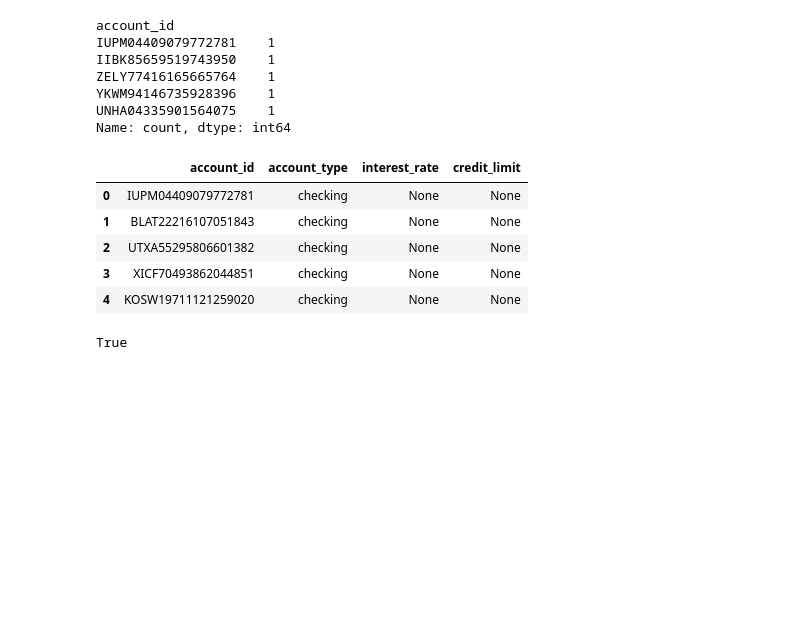
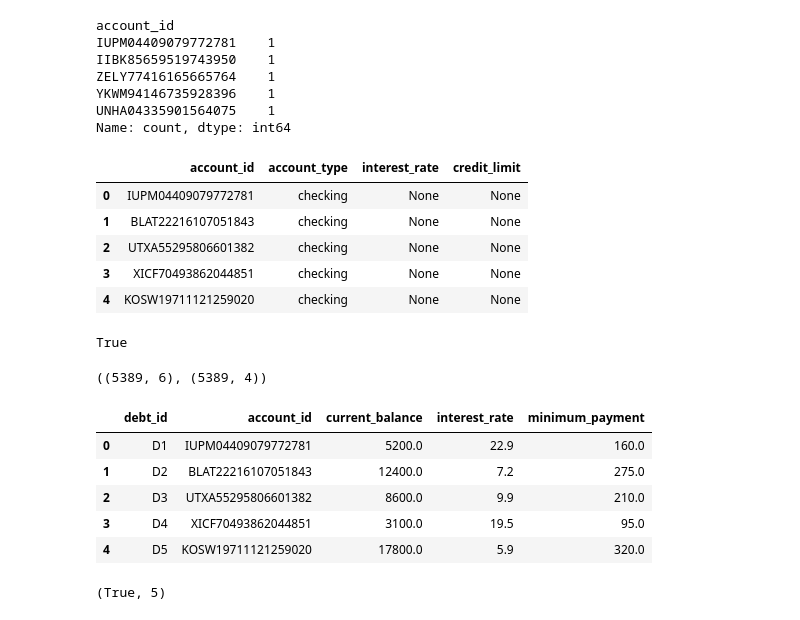
Before and after one commit to suryayalavarthi/household_finance_lab, a Jupyter notebook: notebooks/01_transaction_cleaning.ipynb, the cells around one changed output. Saved outputs shown, nothing was run; the diff lists cells and outputs as text; code cells hidden in the pictures; blank space fills up the shorter version.

Commit message:
added debts

```diff
--- a/notebooks/01_transaction_cleaning.ipynb
+++ b/notebooks/01_transaction_cleaning.ipynb
@@ -204,3 +222,52 @@ import os
 os.path.exists(output_path)
 # %% [output]
 True
+# %%
+import pandas as pd
+
+df_tx = pd.read_csv("data/cleaned/transactions_clean.csv")
+accounts_df = pd.read_csv("data/cleaned/accounts_clean.csv")
+
+df_tx.shape, accounts_df.shape
+# %% [output]
+((5389, 6), (5389, 4))
+# %%
+account_ids = accounts_df["account_id"].astype(str).unique().tolist()
+selected_accounts = account_ids[:5] if len(account_ids) >= 5 else account_ids
+
+templates = [
+    {"current_balance": 5200.00,  "interest_rate": 22.9, "minimum_payment": 160.00},
+    {"current_balance": 12400.00, "interest_rate": 7.2,  "minimum_payment": 275.00},
+    {"current_balance": 8600.00,  "interest_rate": 9.9,  "minimum_payment": 210.00},
+    {"current_balance": 3100.00,  "interest_rate": 19.5, "minimum_payment": 95.00},
+    {"current_balance": 17800.00, "interest_rate": 5.9,  "minimum_payment": 320.00},
+]
+
+debts_rows = []
+for i, acc in enumerate(selected_accounts):
+    t = templates[i % len(templates)]
+    debts_rows.append({
+        "debt_id": f"D{i+1}",
+        "account_id": str(acc),
+        "current_balance": float(t["current_balance"]),
+        "interest_rate": float(t["interest_rate"]),
+        "minimum_payment": float(t["minimum_payment"]),
+    })
+
+df_debts = pd.DataFrame(debts_rows)
+df_debts
+# %% [output]
+|  | debt_id | account_id | current_balance | interest_rate | minimum_payment |
+| 0 | D1 | IUPM04409079772781 | 5200.0 | 22.9 | 160.0 |
+| 1 | D2 | BLAT22216107051843 | 12400.0 | 7.2 | 275.0 |
+| 2 | D3 | UTXA55295806601382 | 8600.0 | 9.9 | 210.0 |
+| 3 | D4 | XICF70493862044851 | 3100.0 | 19.5 | 95.0 |
+| 4 | D5 | KOSW19711121259020 | 17800.0 | 5.9 | 320.0 |
+# %%
+output_path = "data/cleaned/debts_clean.csv"
+df_debts.to_csv(output_path, index=False)
+
+import os
+os.path.exists(output_path), len(df_debts)
+# %% [output]
+(True, 5)
```
Also changed, not shown: parts of 4 cells of this notebook, 3 other files.
